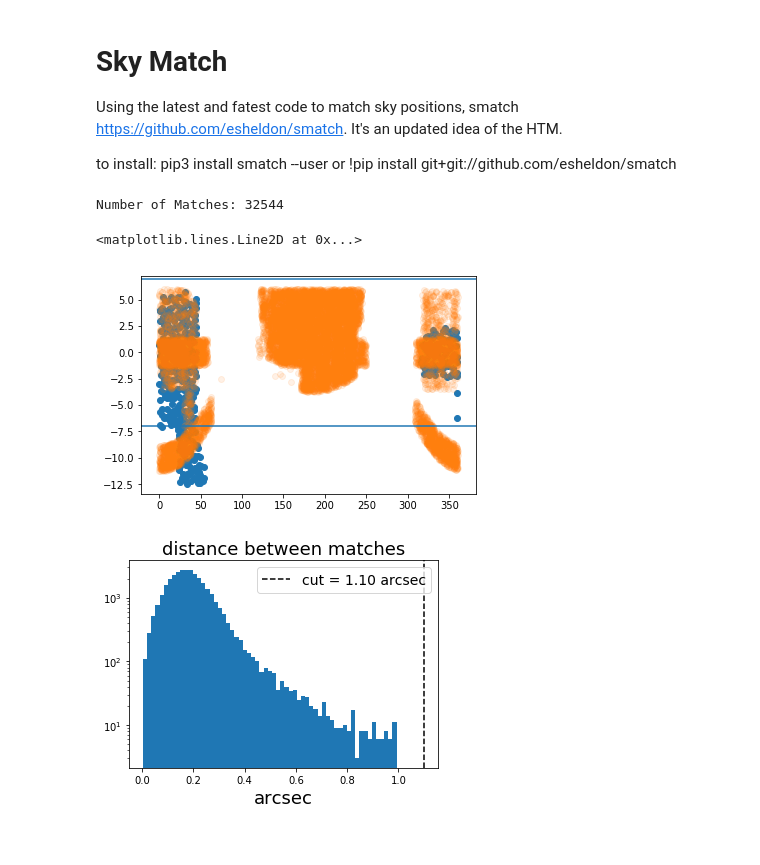
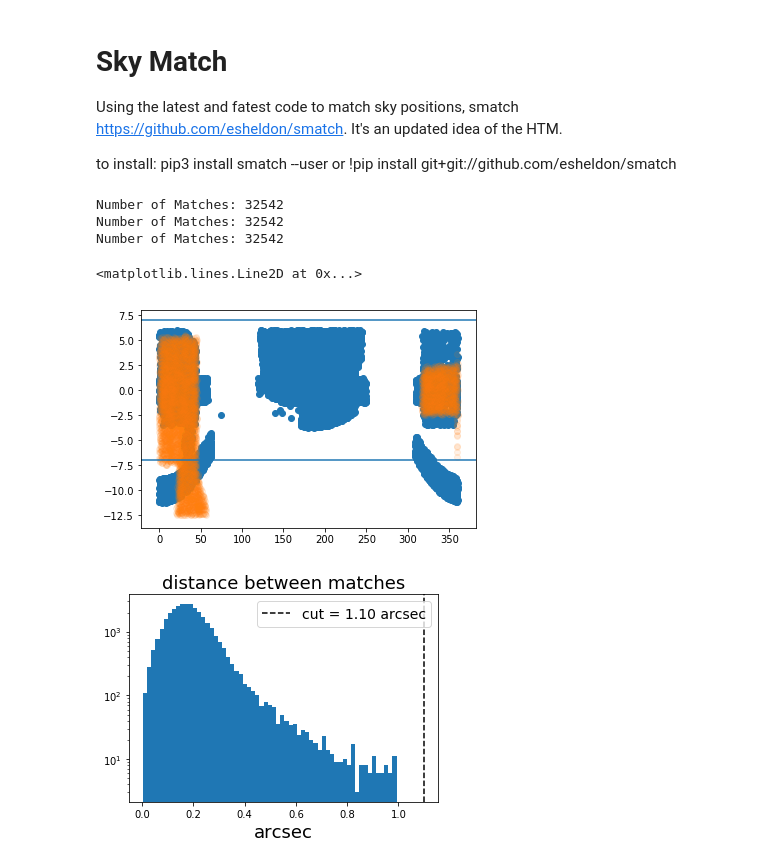
Before and after one commit to estevesjh/fnalFall2022, a Jupyter notebook: notebooks/5.matchSDSS+GALEX+WISExDESY3.ipynb, the cells around one changed output. Drawn from its saved outputs; the diff is of its cells as text; code cells hidden in the pictures.

```diff
--- a/notebooks/5.matchSDSS+GALEX+WISExDESY3.ipynb
+++ b/notebooks/5.matchSDSS+GALEX+WISExDESY3.ipynb
@@ -98,9 +97,9 @@ columns = ['coadd_object_id','ra','dec','extended_class_mash_sof','flags_gold']
 columns+= ['sof_cm_mag_corrected_%s'%(ix) for ix in ['g','r','i','z']]
 columns+= ['sof_cm_mag_err_%s'%(ix) for ix in ['g','r','i','z']]
 # %%
-des = load_hdf_files(fname_des,maglim_idx,columns)
-print('Sample size: %i'%(len(des)))
-des[:5]
+des0 = load_hdf_files(fname_des,maglim_idx,columns)
+print('Sample size: %i'%(len(des0)))
+des0[:5]
 # %% [output]
 Sample size: 466454
 <Table length=5>
@@ -111,6 +110,10 @@ Sample size: 466454
 | 16.87850663087113 | 0.00392364400464531 | 0.004087661650421609 | 17.728132371425655 | 0 | 45.0905808215014 | ... |
 | 18.169988925351493 | 0.004553640953000537 | 0.0030601662421158035 | 18.64912973204329 | 0 | 45.107328358285 | ... |
 | 17.424381901494094 | 0.0023207908882593043 | 0.003638131758754354 | 18.929733406885884 | 0 | 45.019108227181 | ... |
+# %%
+gr = des0['sof_cm_mag_corrected_g']-des0['sof_cm_mag_corrected_r']
+crazy_colors = (gr<=4)&(gr>=-1.)
+des = des0[crazy_colors].copy()
 # %% [markdown]
 # Sky Match
 
@@ -119,11 +122,11 @@ Using the latest and fatest code to match sky positions, smatch https://github.c
 to install:
 pip3 install smatch --user or !pip install git+git://github.com/esheldon/smatch
 # %%
-ra1 = np.array(des['ra'])
-dec1= np.array(des['dec'])
+ra2 = np.array(des['ra'])
+dec2= np.array(des['dec'])
 # %%
-ra2 = np.array(sdss['RA'])
-dec2= np.array(sdss['DEC'])
+ra1 = np.array(sdss['RA'])
+dec1= np.array(sdss['DEC'])
 # %%
 import smatch
 
@@ -131,19 +134,23 @@ nside=4096 # healpix nside
 maxmatch=1 # return closest match
 
 # ra,dec,radius in degrees
-matches0 = smatch.match(ra1, dec1, 1./3600, ra2, dec2, nside=nside, maxmatch=maxmatch)
+matches0 = smatch.match(ra1, dec1, 1.0/3600, ra2, dec2, nside=nside, maxmatch=maxmatch)
 
 print('Number of Matches: %i'%(len(matches0['i1'])))
+print('Number of Matches: %i'%(len(np.unique(matches0['i1']))))
+print('Number of Matches: %i'%(len(np.unique(matches0['i2']))))
 # %% [output]
-Number of Matches: 32544
+Number of Matches: 32542
+Number of Matches: 32542
+Number of Matches: 32542
 # %%
-plt.scatter(ra1[::1000],dec1[::1000])
-plt.scatter(ra2[::10],dec2[::10],alpha=0.1)
+plt.scatter(ra1[::10],dec1[::10])
+plt.scatter(ra2[::100],dec2[::100],alpha=0.1)
 plt.axhline(-7.)
 plt.axhline(7.)
 # %% [output]
 <matplotlib.lines.Line2D at 0x...>
-[figure, old version]
+[figure, new version]
 # %%
 dist = (np.arccos(matches0['cosdist'])*180./np.pi)*3600
 
```
Also changed, not shown: parts of 22 cells of this notebook, 15 other files.
